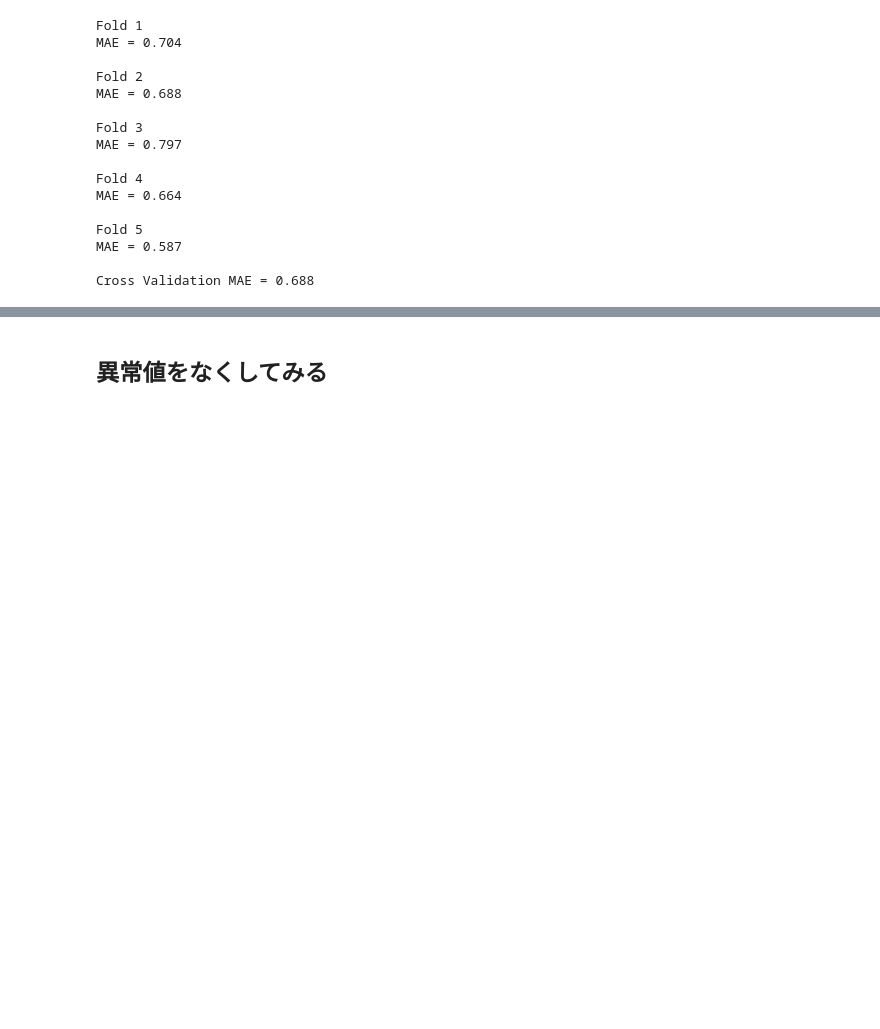
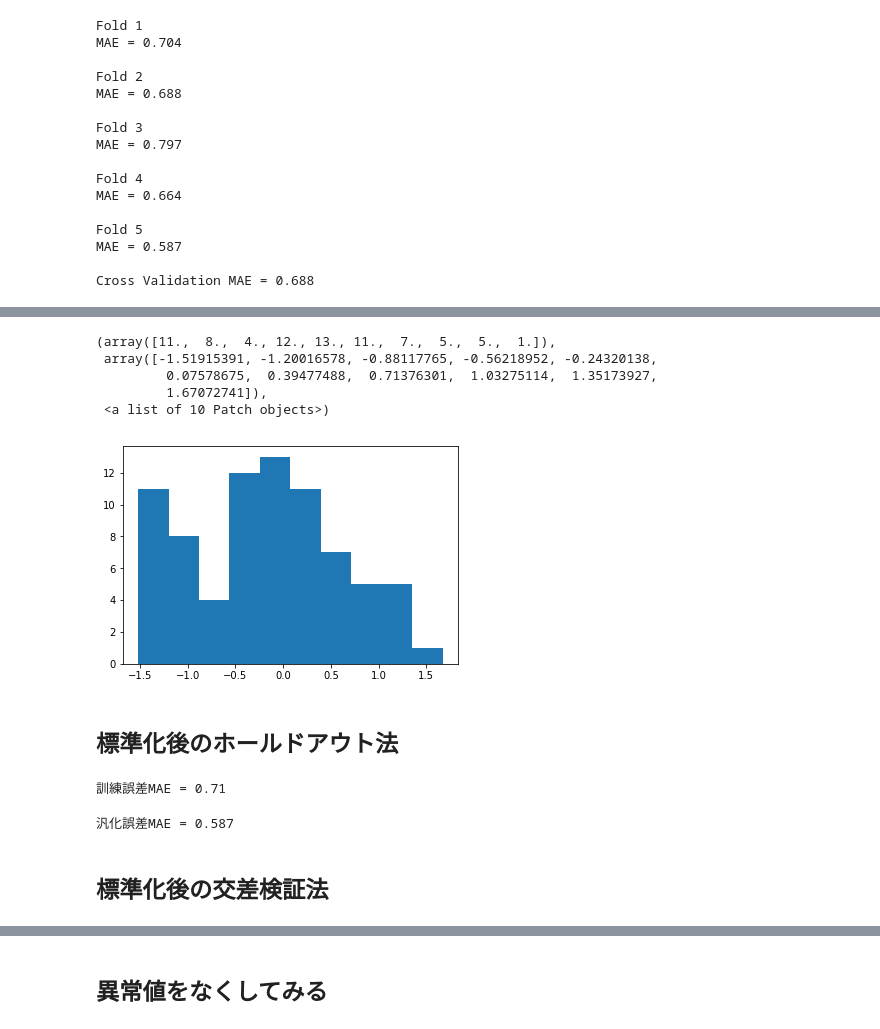
Before and after one commit to axlmasa/AI_Train, a Jupyter notebook: Day2_work_中塩雅朝.ipynb, the cells around one changed output, grey strips where cells are left out. Drawn from its saved outputs; the diff is of its cells as text; code cells hidden in the pictures; blank space fills up the shorter version.

```diff
--- a/Day2_work_中塩雅朝.ipynb
+++ b/Day2_work_中塩雅朝.ipynb
@@ -157,0 +191,36 @@ Cross Validation MAE = 0.688
+# %%
+X_test_stand = stdsc.transform(X_test)
+plt.hist(X_test_stand[:, 0]) #標準化後の1つ目の特徴に関するヒストグラム（テストデータ）
+# %% [output]
+(array([11.,  8.,  4., 12., 13., 11.,  7.,  5.,  5.,  1.]),
+ array([-1.51915391, -1.20016578, -0.88117765, -0.56218952, -0.24320138,
+         0.07578675,  0.39477488,  0.71376301,  1.03275114,  1.35173927,
+         1.67072741]),
+ <a list of 10 Patch objects>)
+[figure, added]
+# %% [markdown]
+## 標準化後のホールドアウト法
+# %%
+# 学習用データを使って線形回帰モデルを学習
+regr = LinearRegression(fit_intercept=True)
+regr.fit(X_train, y_train)
+
+# 学習用データに対する予測を実行
+y_pred_train = regr.predict(X_train)
+
+# 学習データに対するMAEを計算（訓練誤差の評価）
+mae = mean_absolute_error(y_train, y_pred_train)
+print("訓練誤差MAE = %s"%round(mae,3) )
+# %% [output]
+訓練誤差MAE = 0.71
+# %%
+# テストデータに対する予測を実行
+y_pred_test = regr.predict(X_test)
+
+# テストデータに対するMAEを計算（汎化誤差の評価）
+mae = mean_absolute_error(y_test, y_pred_test)
+print("汎化誤差MAE = %s"%round(mae,3) )
+# %% [output]
+汎化誤差MAE = 0.587
+# %% [markdown]
+## 標準化後の交差検証法
```
Also changed, not shown: parts of 9 cells of this notebook.
